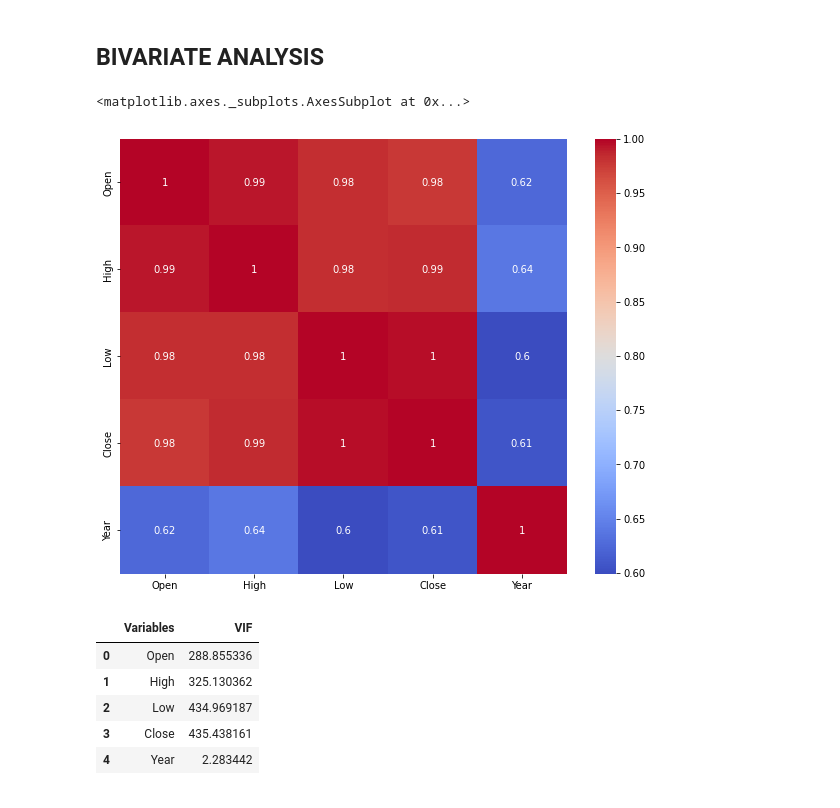
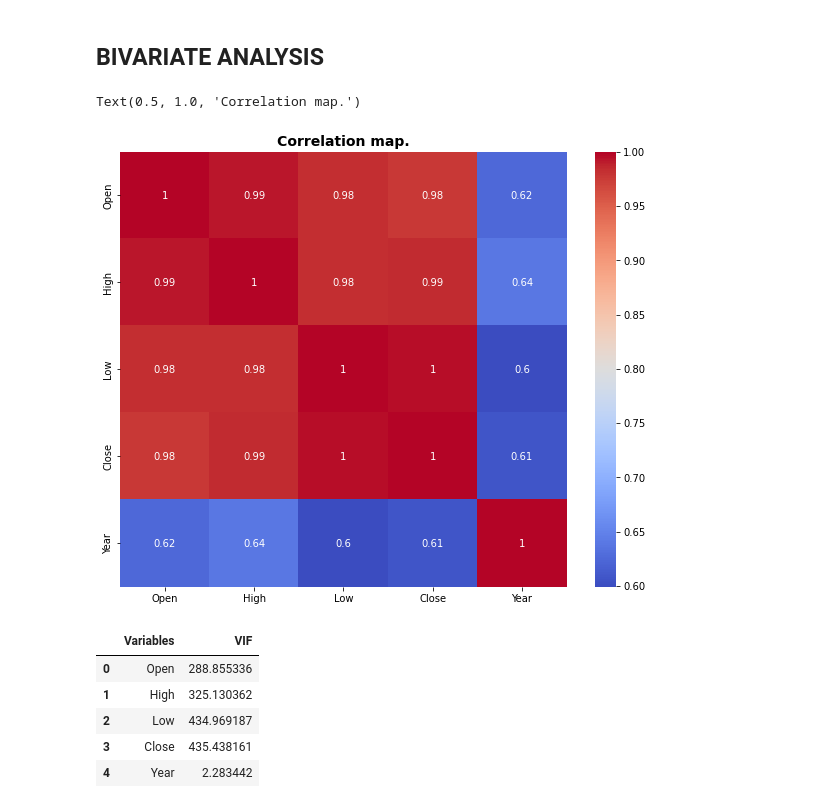
Before and after one commit to Mdanish2020/Yes_Bank_Stock_closing_Price_Prediction, a Jupyter notebook: ML_Capstone_project(Regression).ipynb, the cells around one changed output. Drawn from its saved outputs; the diff is of its cells as text; code cells hidden in the pictures.

```diff
--- a/ML_Capstone_project(Regression).ipynb
+++ b/ML_Capstone_project(Regression).ipynb
@@ -202,11 +203,12 @@ After **log transformation**, now it looks approximately normally distributed to
 # %%
 #  correlation map
 plt.figure(figsize = (10,8))
 correlation = stock_df.corr()
 sns.heatmap(abs(correlation),cmap = 'coolwarm',annot = True)
+plt.title("Correlation map.",fontweight = 'bold',fontsize = 14)
 # %% [output]
-<matplotlib.axes._subplots.AxesSubplot at 0x...>
+Text(0.5, 1.0, 'Correlation map.')
-[figure, old version]
+[figure, new version]
 # %%
 # VIF
 from statsmodels.stats.outliers_influence import variance_inflation_factor
```
Also changed, not shown: parts of 11 cells of this notebook.
